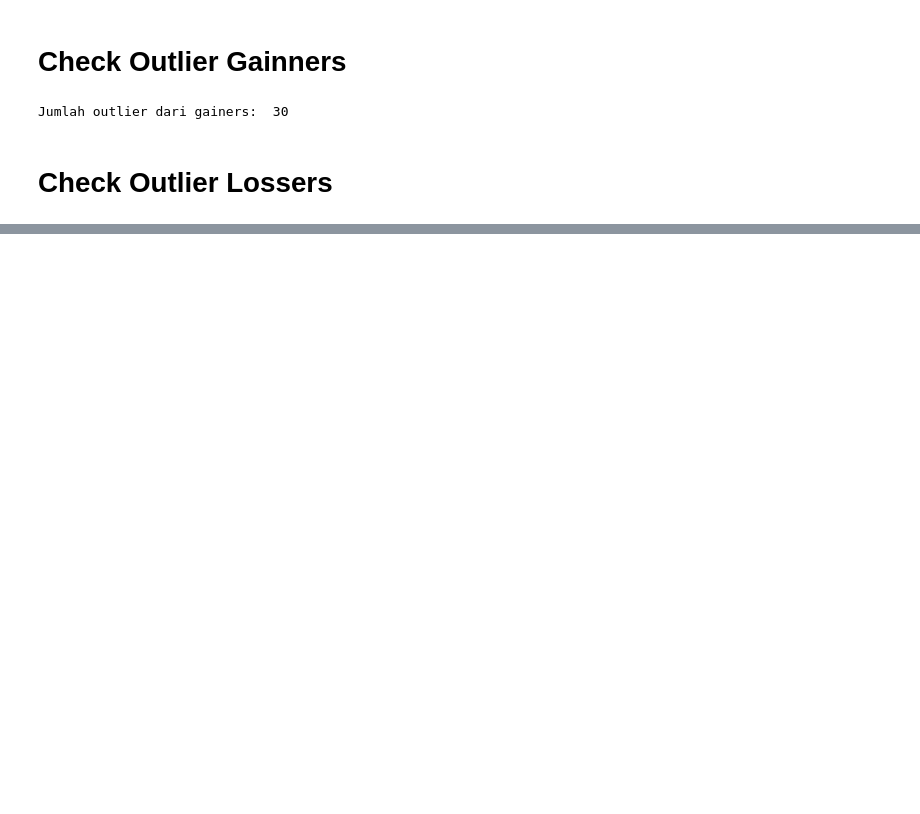
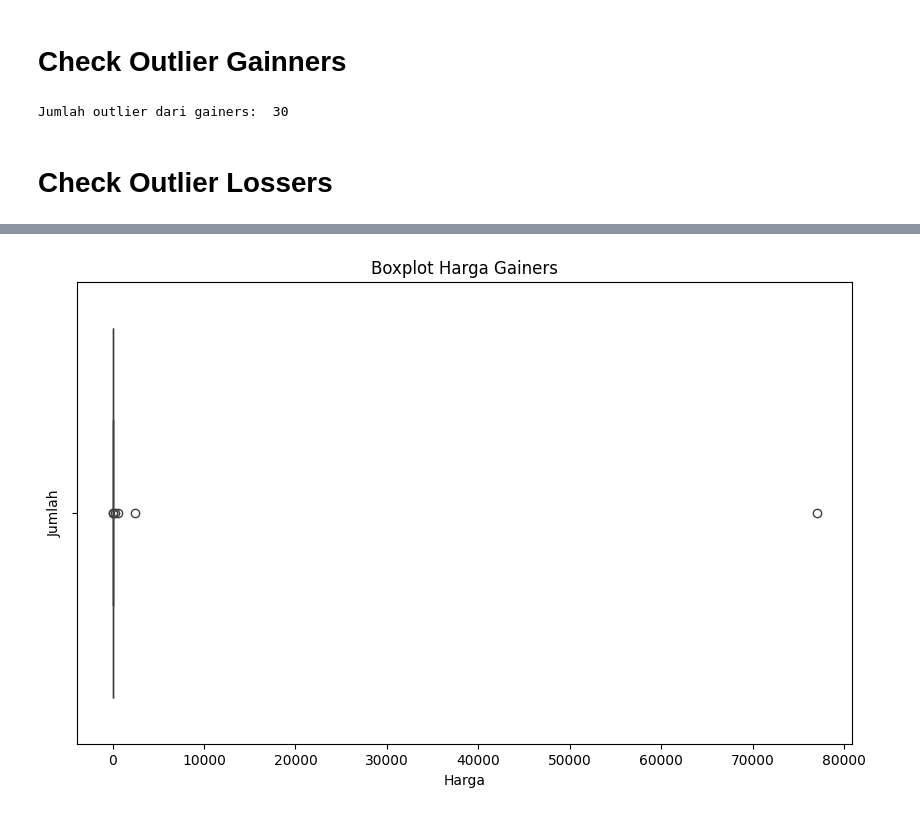
Before and after one commit to yowxy/Scrapping-Crypto-CoinMarketCap, a Jupyter notebook: index.ipynb, the cells around one changed output, grey strips where cells are left out. Saved outputs shown, nothing was run; the diff lists cells and outputs as text; code cells hidden in the pictures; blank space fills up the shorter version.

```diff
--- a/index.ipynb
+++ b/index.ipynb
@@ -245,0 +271,9 @@ Jumlah outlier dari losers:  19
+# %%
+plt.figure(figsize=(10, 6))
+sns.boxplot(data=df_gainers,x='Price')
+plt.xlabel('Harga')
+plt.ylabel('Jumlah')
+plt.title('Boxplot Harga Gainers')
+plt.show()
+# %% [output]
+[figure, added]
```
Also changed, not shown: parts of 11 cells of this notebook, 2 other files.
